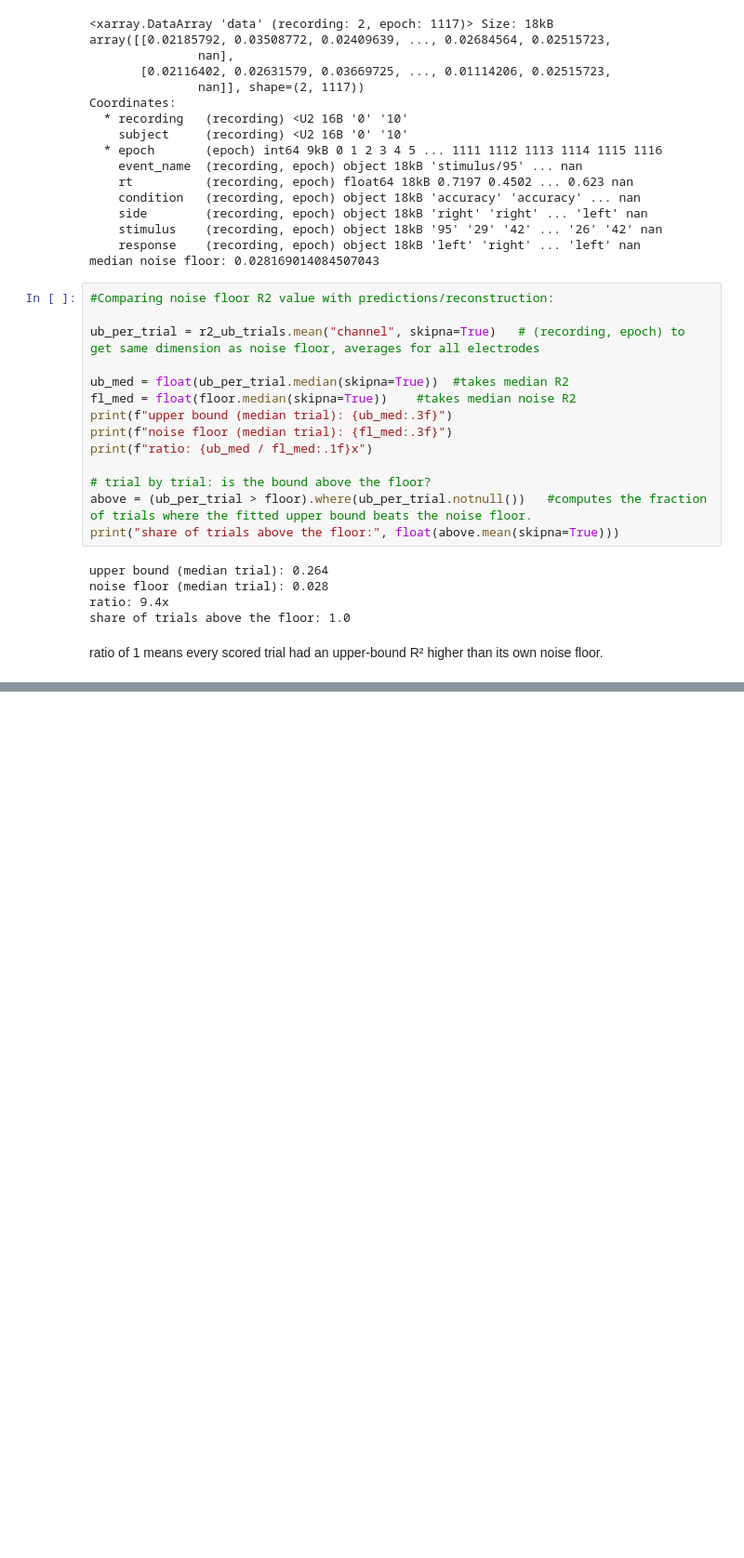
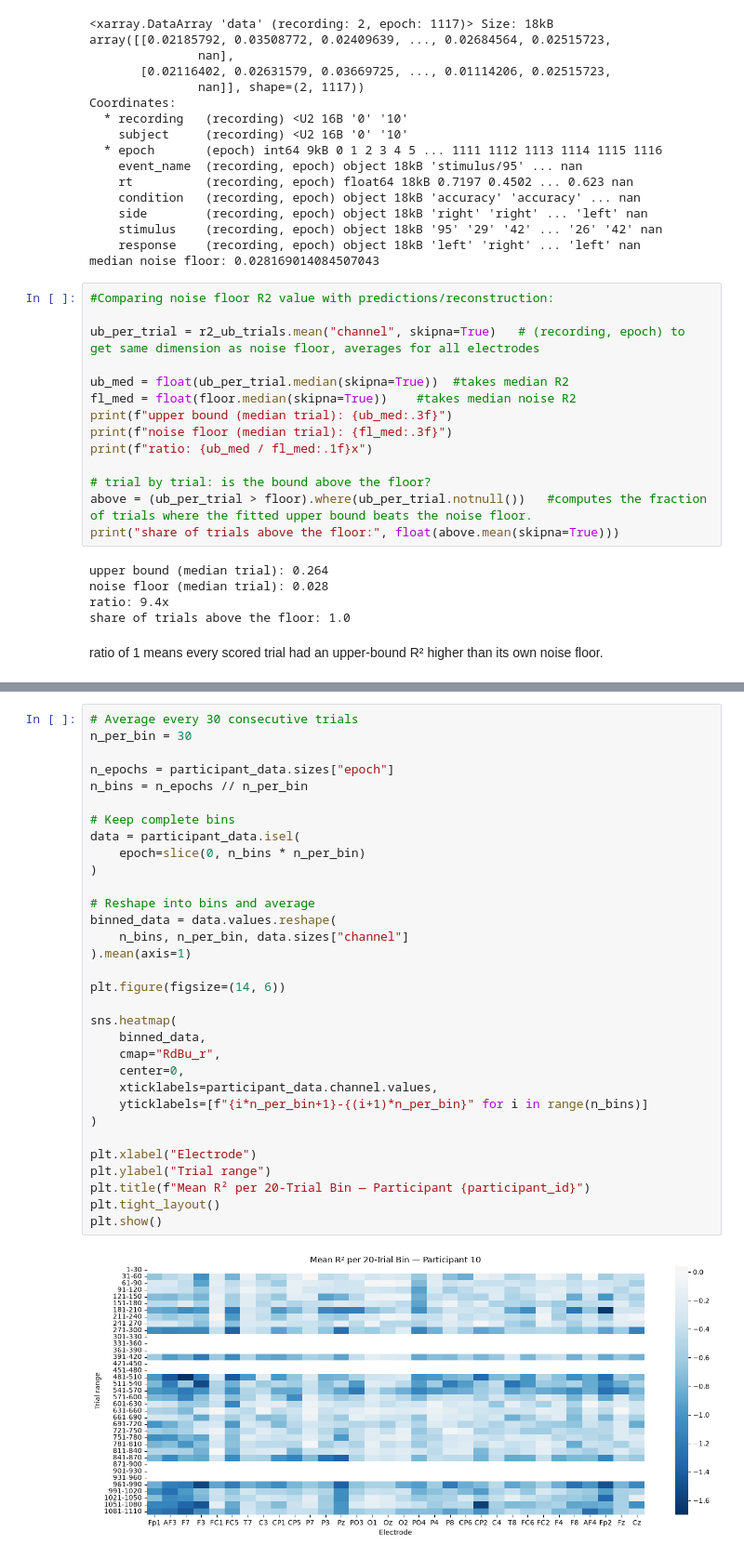
Before and after one commit to cleliamr/EEG_prediction, a Jupyter notebook: main.ipynb, the cells around one changed output, grey strips where cells are left out. Shown at 93% size. Drawn from its saved outputs; the diff is of its cells as text; blank space fills up the shorter version.

```diff
--- a/main.ipynb
+++ b/main.ipynb
@@ -464,0 +513,34 @@ ratio of 1 means every scored trial had an upper-bound R² higher than its own n
+# %%
+# Average every 30 consecutive trials
+n_per_bin = 30
+
+n_epochs = participant_data.sizes["epoch"]
+n_bins = n_epochs // n_per_bin
+
+# Keep complete bins
+data = participant_data.isel(
+    epoch=slice(0, n_bins * n_per_bin)
+)
+
+# Reshape into bins and average
+binned_data = data.values.reshape(
+    n_bins, n_per_bin, data.sizes["channel"]
+).mean(axis=1)
+
+plt.figure(figsize=(14, 6))
+
+sns.heatmap(
+    binned_data,
+    cmap="RdBu_r",
+    center=0,
+    xticklabels=participant_data.channel.values,
+    yticklabels=[f"{i*n_per_bin+1}-{(i+1)*n_per_bin}" for i in range(n_bins)]
+)
+
+plt.xlabel("Electrode")
+plt.ylabel("Trial range")
+plt.title(f"Mean R² per 20-Trial Bin — Participant {participant_id}")
+plt.tight_layout()
+plt.show()
+# %% [output]
+[figure, added]
```
Also changed, not shown: parts of 18 cells of this notebook.
